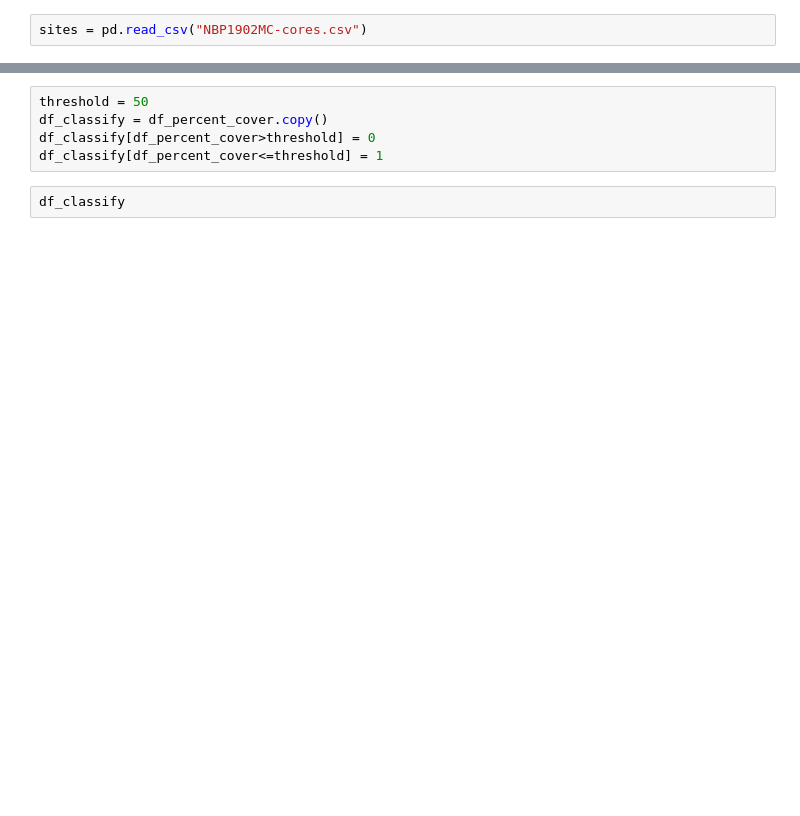
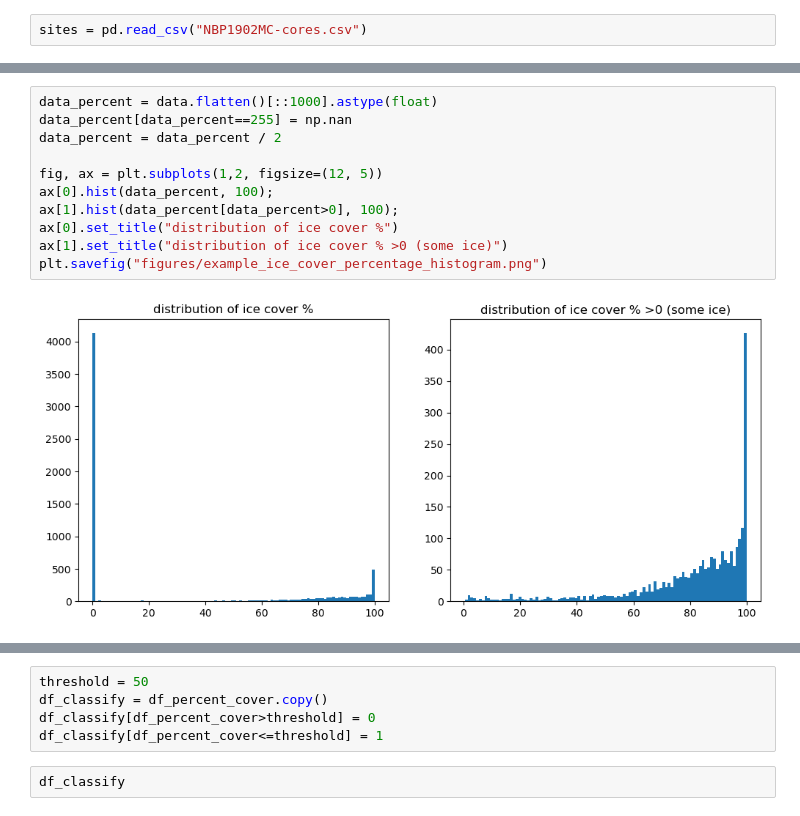
Before and after one commit to callumrollo/satellite-sea-ice, a Jupyter notebook: classify_ice.ipynb, the cells around one changed output, grey strips where cells are left out. Cells and saved outputs as stored; diff of their text form; blank space fills up the shorter version.

```diff
--- a/classify_ice.ipynb
+++ b/classify_ice.ipynb
@@ -34,2 +77,15 @@ df = df.set_index("date")
 df[df==255] = np.nan
 df_percent_cover = df / 2
+# %%
+data_percent = data.flatten()[::1000].astype(float)
+data_percent[data_percent==255] = np.nan
+data_percent = data_percent / 2
+
+fig, ax = plt.subplots(1,2, figsize=(12, 5))
+ax[0].hist(data_percent, 100);
+ax[1].hist(data_percent[data_percent>0], 100);
+ax[0].set_title("distribution of ice cover %")
+ax[1].set_title("distribution of ice cover % >0 (some ice)")
+plt.savefig("figures/example_ice_cover_percentage_histogram.png")
+# %% [output]
+[figure, added]
```
Also changed, not shown: parts of 21 cells of this notebook.
